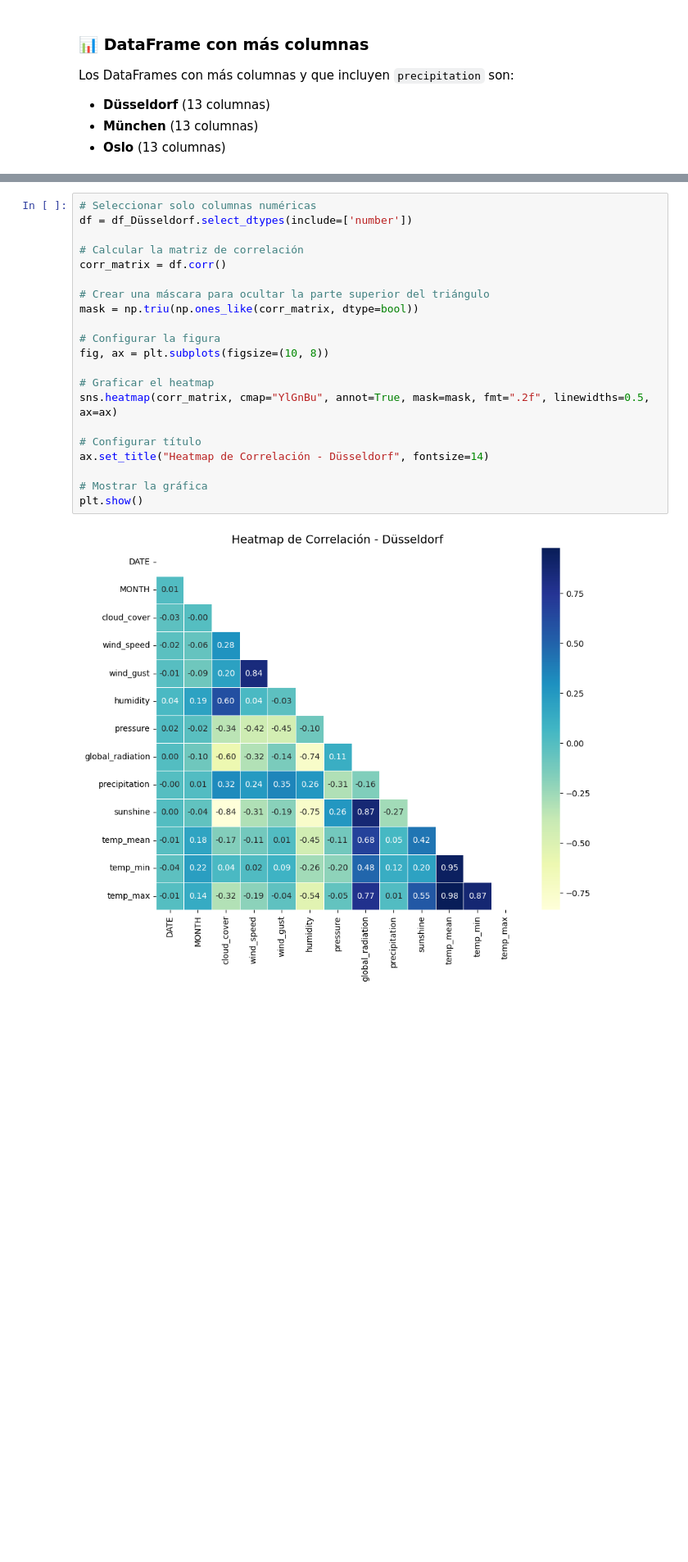
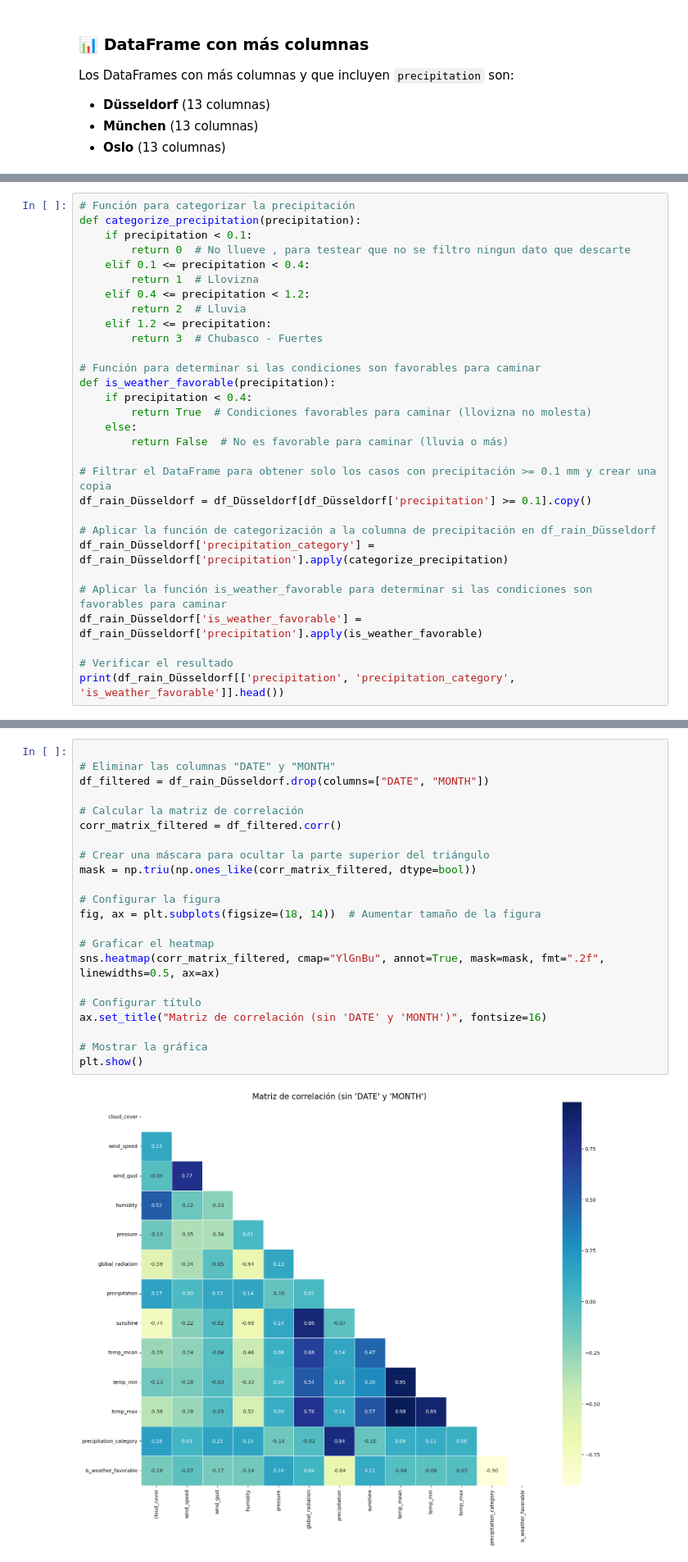
Before and after one commit to AugustoCabrera/DataScienceDiploma, a Jupyter notebook: SPLIT 2/main.ipynb, the cells around one changed output, grey strips where cells are left out. Shown: that part at 82% size. Saved outputs shown, nothing was run; the diff lists cells and outputs as text; blank space fills up the shorter version.

```diff
--- a/SPLIT 2/main.ipynb
+++ b/SPLIT 2/main.ipynb
@@ -617,0 +682,30 @@ Los DataFrames con más columnas y que incluyen `precipitation` son:
+# %%
+# Función para categorizar la precipitación
+def categorize_precipitation(precipitation):
+    if precipitation < 0.1:
+        return 0  # No llueve , para testear que no se filtro ningun dato que descarte
+    elif 0.1 <= precipitation < 0.4:
+        return 1  # Llovizna
+    elif 0.4 <= precipitation < 1.2:
+        return 2  # Lluvia
+    elif 1.2 <= precipitation:
+        return 3  # Chubasco - Fuertes
+
+# Función para determinar si las condiciones son favorables para caminar
+def is_weather_favorable(precipitation):
+    if precipitation < 0.4:
+        return True  # Condiciones favorables para caminar (llovizna no molesta)
+    else:
+        return False  # No es favorable para caminar (lluvia o más)
+
+# Filtrar el DataFrame para obtener solo los casos con precipitación >= 0.1 mm y crear una copia
+df_rain_Düsseldorf = df_Düsseldorf[df_Düsseldorf['precipitation'] >= 0.1].copy()
+
+# Aplicar la función de categorización a la columna de precipitación en df_rain_Düsseldorf
+df_rain_Düsseldorf['precipitation_category'] = df_rain_Düsseldorf['precipitation'].apply(categorize_precipitation)
+
+# Aplicar la función is_weather_favorable para determinar si las condiciones son favorables para caminar
+df_rain_Düsseldorf['is_weather_favorable'] = df_rain_Düsseldorf['precipitation'].apply(is_weather_favorable)
+
+# Verificar el resultado
+print(df_rain_Düsseldorf[['precipitation', 'precipitation_category', 'is_weather_favorable']].head())
@@ -618,24 +756,25 @@ Los DataFrames con más columnas y que incluyen `precipitation` son:
 # %%
-# Seleccionar solo columnas numéricas
-df = df_Düsseldorf.select_dtypes(include=['number'])
+
+# Eliminar las columnas "DATE" y "MONTH"
+df_filtered = df_rain_Düsseldorf.drop(columns=["DATE", "MONTH"])
 
 # Calcular la matriz de correlación
-corr_matrix = df.corr()
+corr_matrix_filtered = df_filtered.corr()
 
 # Crear una máscara para ocultar la parte superior del triángulo
-mask = np.triu(np.ones_like(corr_matrix, dtype=bool))
+mask = np.triu(np.ones_like(corr_matrix_filtered, dtype=bool))
 
 # Configurar la figura
-fig, ax = plt.subplots(figsize=(10, 8))
+fig, ax = plt.subplots(figsize=(18, 14))  # Aumentar tamaño de la figura
 
 # Graficar el heatmap
-sns.heatmap(corr_matrix, cmap="YlGnBu", annot=True, mask=mask, fmt=".2f", linewidths=0.5, ax=ax)
+sns.heatmap(corr_matrix_filtered, cmap="YlGnBu", annot=True, mask=mask, fmt=".2f", linewidths=0.5, ax=ax)
 
 # Configurar título
-ax.set_title("Heatmap de Correlación - Düsseldorf", fontsize=14)
+ax.set_title("Matriz de correlación (sin 'DATE' y 'MONTH')", fontsize=16)
 
 # Mostrar la gráfica
 plt.show()
 # %% [output]
-[figure, old version]
+[figure, new version]
 # %% [markdown]
```
Also changed, not shown: parts of 60 cells of this notebook, 1 other file.
